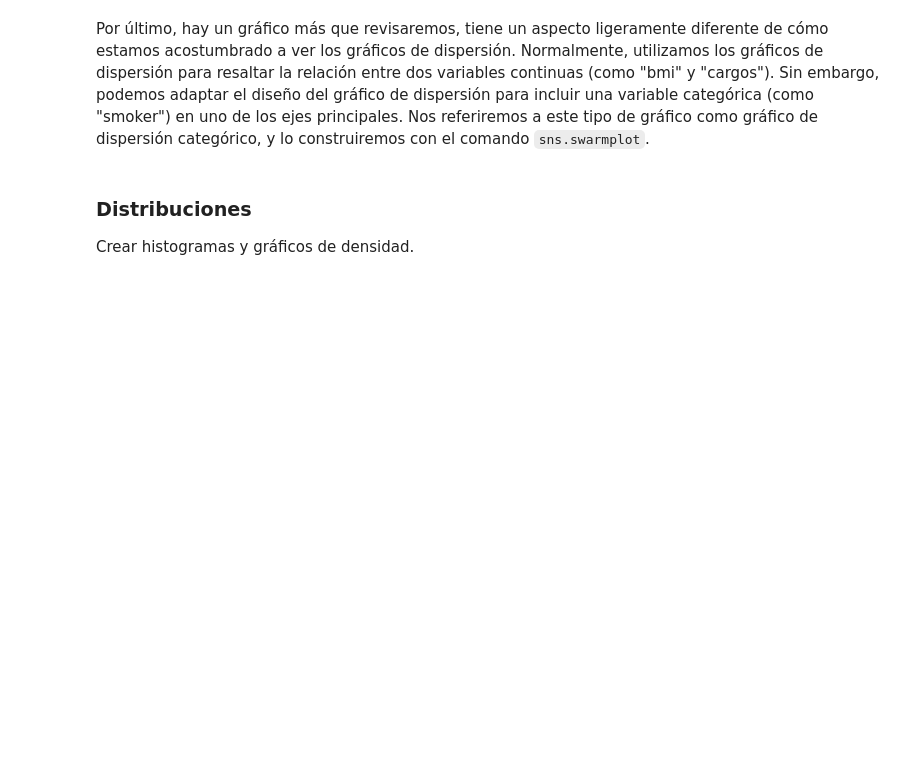
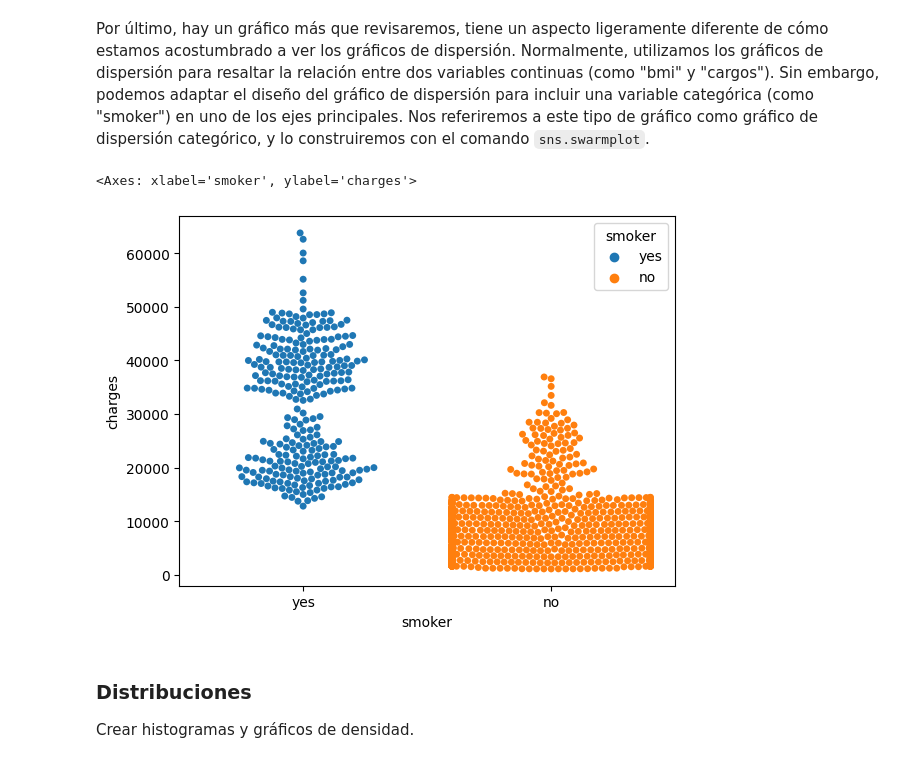
Before and after one commit to vbatiz/intro-python, a Jupyter notebook: notebooks/IntroPython_06.ipynb, the cells around one changed output. Drawn from its saved outputs; the diff is of its cells as text; code cells hidden in the pictures; blank space fills up the shorter version.

```diff
--- a/notebooks/IntroPython_06.ipynb
+++ b/notebooks/IntroPython_06.ipynb
@@ -221,8 +328,11 @@ sns.lmplot(x="bmi", y="charges", hue="smoker", data=insurance_data)
 Por último, hay un gráfico más que revisaremos, tiene un aspecto ligeramente diferente de cómo estamos acostumbrado a ver los gráficos de dispersión. Normalmente, utilizamos los gráficos de dispersión para resaltar la relación entre dos variables continuas (como "bmi" y "cargos"). Sin embargo, podemos adaptar el diseño del gráfico de dispersión para incluir una variable categórica (como "smoker") en uno de los ejes principales. Nos referiremos a este tipo de gráfico como gráfico de dispersión categórico, y lo construiremos con el comando `sns.swarmplot`.
 # %%
 sns.swarmplot(x=insurance_data['smoker'],
-              y=insurance_data['charges'])
+              y=insurance_data['charges'],hue=insurance_data['smoker'])
 # Agregar coloreado con base al bmi para ver la relación
+# %% [output]
+<Axes: xlabel='smoker', ylabel='charges'>
+[figure, added]
 # %% [markdown]
 ### Distribuciones
 Crear histogramas y gráficos de densidad.
```
Also changed, not shown: parts of 26 cells of this notebook.
